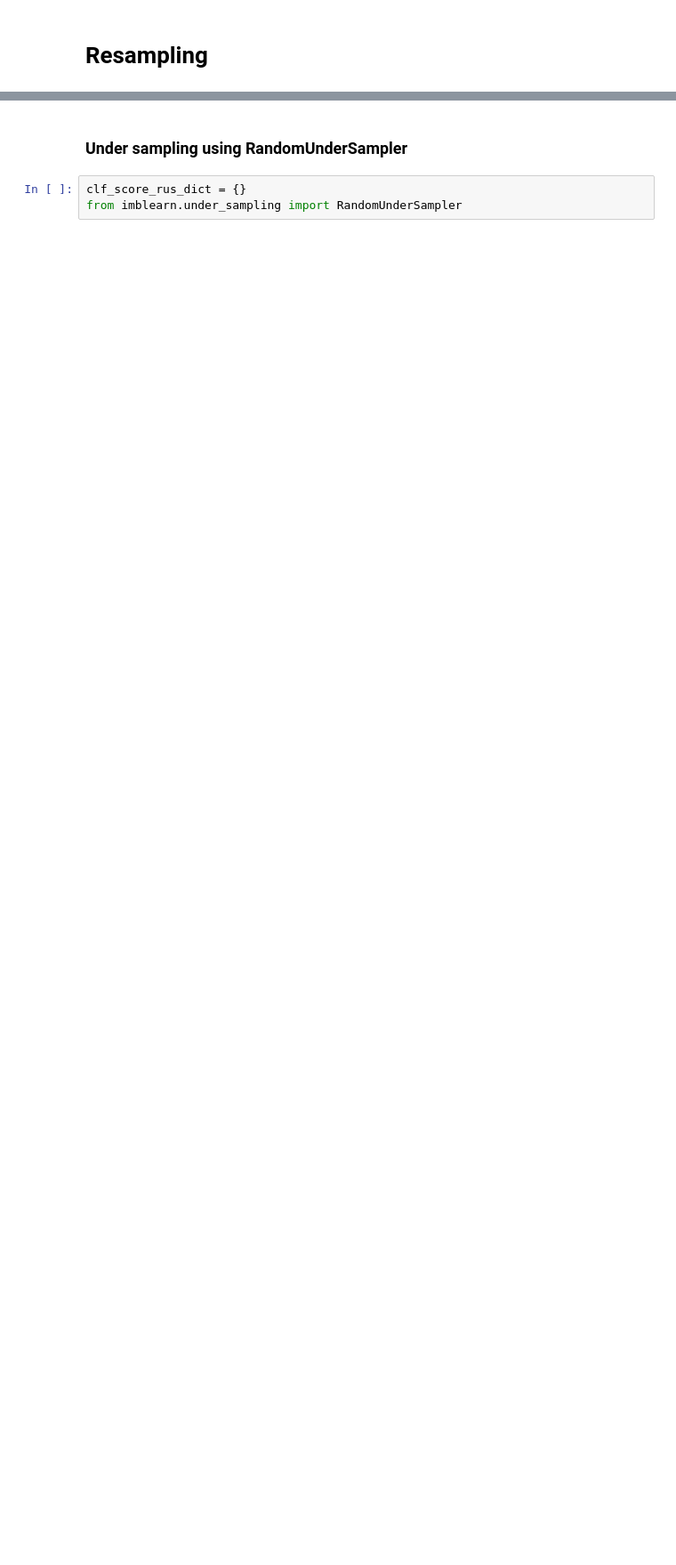
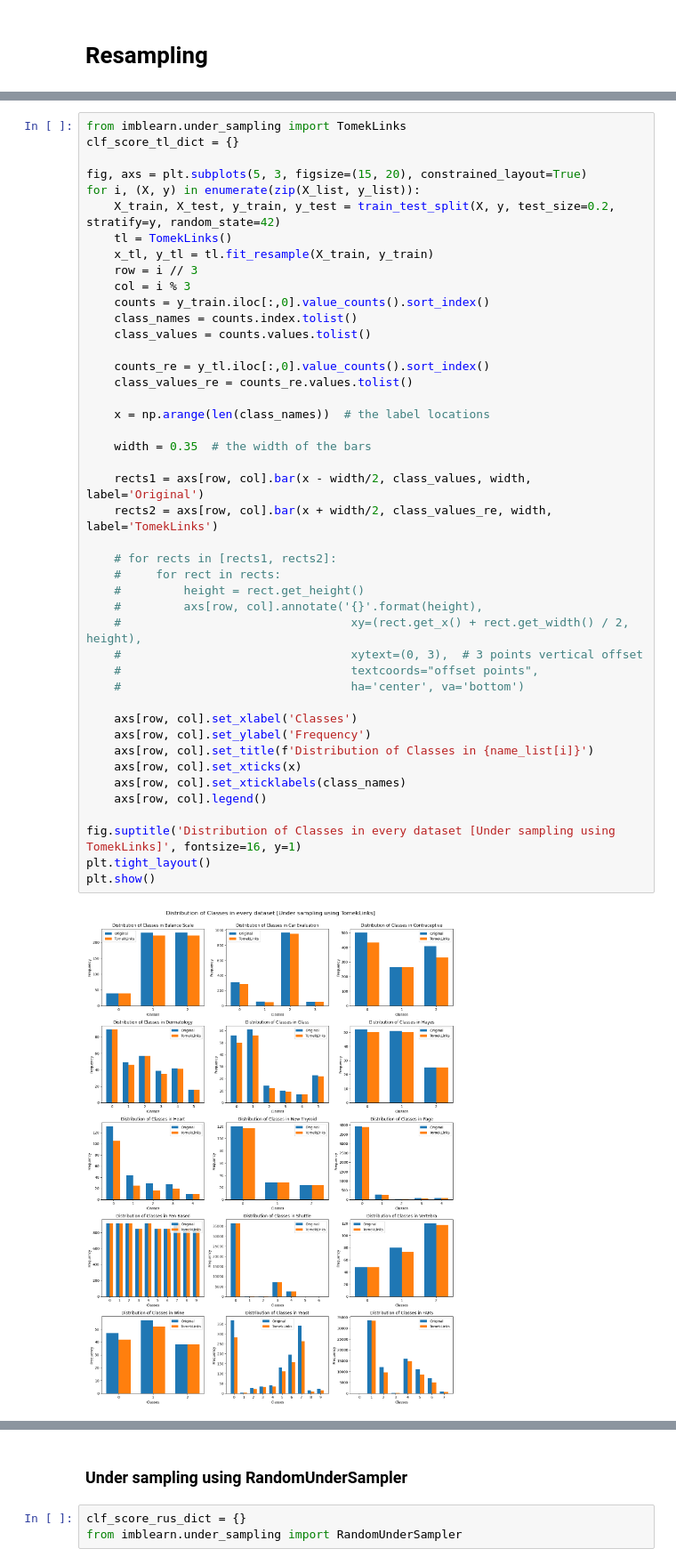
Before and after one commit to fokrey/ML-Project-Skoltech-2024-, a Jupyter notebook: resampled.ipynb, the cells around one changed output, grey strips where cells are left out. Shown at 89% size. Saved outputs shown, nothing was run; the diff lists cells and outputs as text; blank space fills up the shorter version.

```diff
--- a/resampled.ipynb
+++ b/resampled.ipynb
@@ -170,0 +127,46 @@ clf_score_tl_dict['AdaBoost_SAMME']
+# %%
+from imblearn.under_sampling import TomekLinks
+clf_score_tl_dict = {}
+
+fig, axs = plt.subplots(5, 3, figsize=(15, 20), constrained_layout=True)
+for i, (X, y) in enumerate(zip(X_list, y_list)):
+    X_train, X_test, y_train, y_test = train_test_split(X, y, test_size=0.2, stratify=y, random_state=42)
+    tl = TomekLinks()
+    x_tl, y_tl = tl.fit_resample(X_train, y_train)
+    row = i // 3
+    col = i % 3
+    counts = y_train.iloc[:,0].value_counts().sort_index()
+    class_names = counts.index.tolist()
+    class_values = counts.values.tolist()
+
+    counts_re = y_tl.iloc[:,0].value_counts().sort_index()
+    class_values_re = counts_re.values.tolist()
+
+    x = np.arange(len(class_names))  # the label locations
+
+    width = 0.35  # the width of the bars
+
+    rects1 = axs[row, col].bar(x - width/2, class_values, width, label='Original')
+    rects2 = axs[row, col].bar(x + width/2, class_values_re, width, label='TomekLinks')
+
+    # for rects in [rects1, rects2]:
+    #     for rect in rects:
+    #         height = rect.get_height()
+    #         axs[row, col].annotate('{}'.format(height),
+    #                                 xy=(rect.get_x() + rect.get_width() / 2, height),
+    #                                 xytext=(0, 3),  # 3 points vertical offset
+    #                                 textcoords="offset points",
+    #                                 ha='center', va='bottom')
+
+    axs[row, col].set_xlabel('Classes')
+    axs[row, col].set_ylabel('Frequency')
+    axs[row, col].set_title(f'Distribution of Classes in {name_list[i]}')
+    axs[row, col].set_xticks(x)
+    axs[row, col].set_xticklabels(class_names)
+    axs[row, col].legend()
+
+fig.suptitle('Distribution of Classes in every dataset [Under sampling using TomekLinks]', fontsize=16, y=1)
+plt.tight_layout()
+plt.show()
+# %% [output]
+[figure, added]
```
Also changed, not shown: parts of 14 cells of this notebook, 46 other files.
